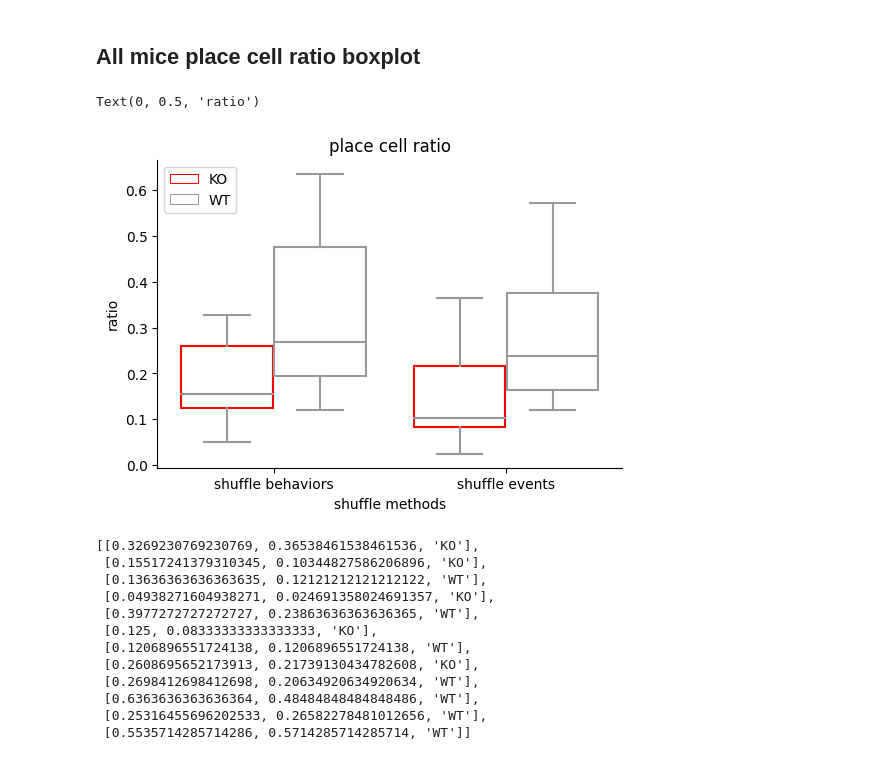
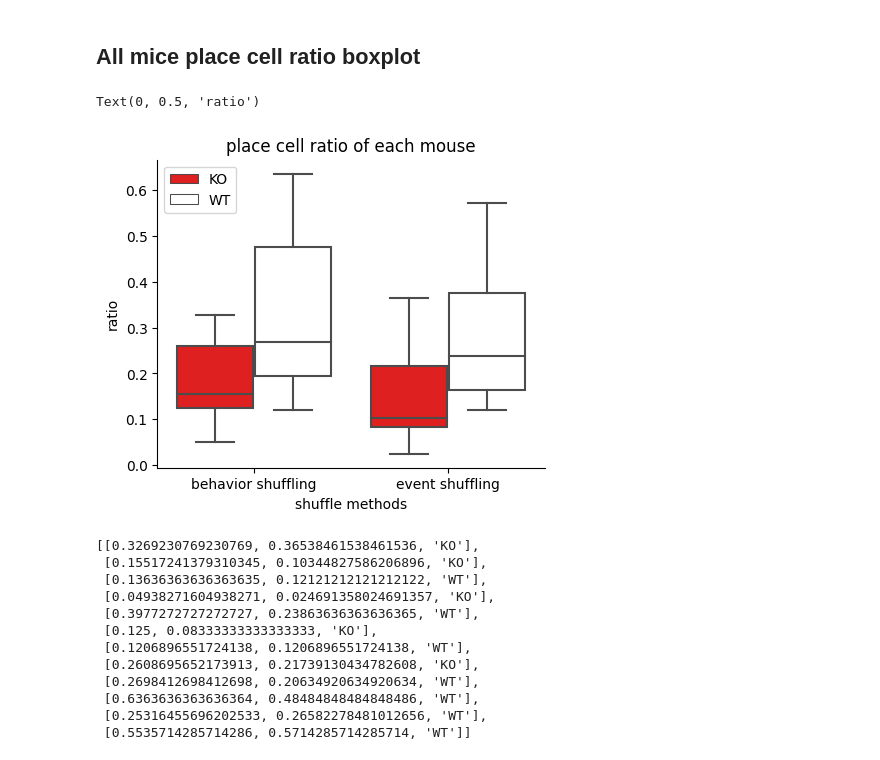
Before and after one commit to kisaragiRY/decoding-DG, a Jupyter notebook: notebooks/2-data-exploration/1-detect-place-cells/04-detect-place-cells.ipynb, the cells around one changed output. Saved outputs shown, nothing was run; the diff lists cells and outputs as text; code cells hidden in the pictures.

Commit message:
revised the box plot for place cell ratio #91

```diff
--- a/notebooks/2-data-exploration/1-detect-place-cells/04-detect-place-cells.ipynb
+++ b/notebooks/2-data-exploration/1-detect-place-cells/04-detect-place-cells.ipynb
@@ -112,31 +112,28 @@ for data_dir in ParamDir().data_list:
 # %%
 df = pd.DataFrame(ratio_list, columns=["behavior pc ratio", "event pc ratio", "mouse type"])
 df1 = df[["behavior pc ratio", "mouse type"]]
-df1["pc_ratio"] = ["shuffle behaviors"] * len(df1)
+df1["pc_ratio"] = ["behavior shuffling"] * len(df1)
 df2 = df[["event pc ratio", "mouse type"]]
-df2["pc_ratio"] = ["shuffle events"] * len(df2)
+df2["pc_ratio"] = ["event shuffling"] * len(df2)
 plot_data = pd.DataFrame(np.vstack([df1, df2]), columns = ["place cell ratio", "mouse type","shuffle methods"])
 
-fig, ax = plt.subplots(figsize=(6,4))
+fig, ax = plt.subplots(figsize=(5,4))
 sns.despine()
 
 sns.boxplot(plot_data, x = "shuffle methods", y = "place cell ratio", hue="mouse type",
             ax=ax,
-            boxprops={"facecolor": (0, 0, 0, 0)},
-            palette={"KO": "white", "WT": "white"},
+            # boxprops={"facecolor": (0, 0, 0, 0)},
+            palette={"KO": "red", "WT": "white"},
             flierprops={"marker": "x"},)
 
-for patch_i in [0, 1, 4]:
-    mybox = ax.patches[patch_i]
-    mybox.set_edgecolor('red')
 
 ax.legend()
 ax.get_legend().remove
-ax.set_title("place cell ratio")
+ax.set_title("place cell ratio of each mouse")
 ax.set_ylabel("ratio")
 # %% [output]
 Text(0, 0.5, 'ratio')
-[figure, old version]
+[figure, new version]
 # %%
 ratio_list
 # %% [output]
```
